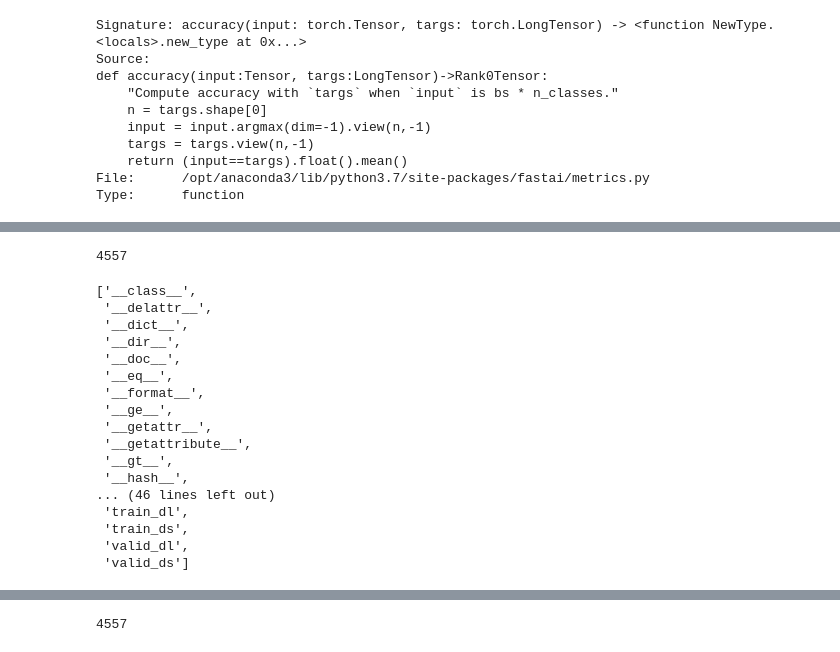
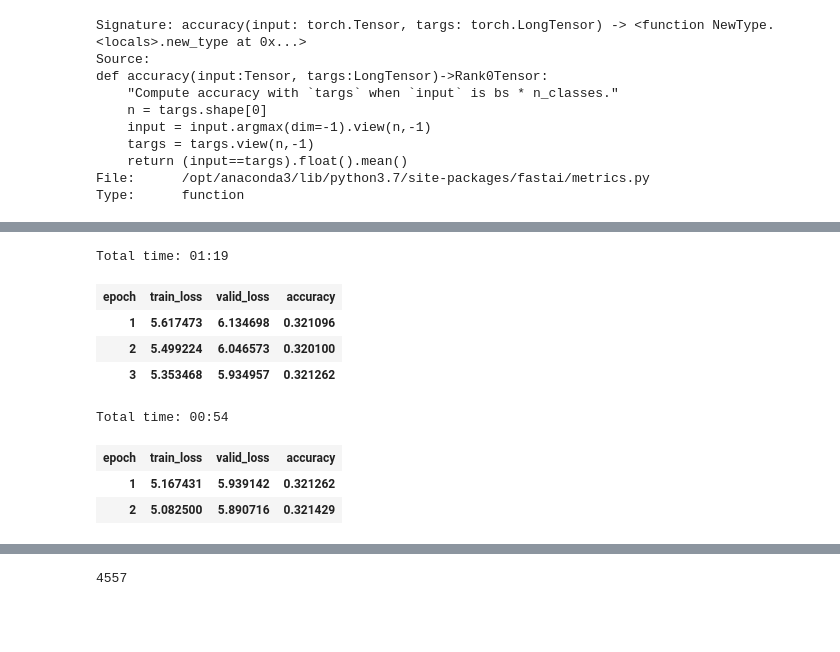
Before and after one commit to jachen36/humpback_kaggle, a Jupyter notebook: first_attempt.ipynb, the cells around one changed output, grey strips where cells are left out. Drawn from its saved outputs; the diff is of its cells as text; code cells hidden in the pictures; blank space fills up the shorter version.

```diff
--- a/first_attempt.ipynb
+++ b/first_attempt.ipynb
@@ -144,5 +175,3 @@ def accuracy(input:Tensor, targs:LongTensor)->Rank0Tensor:
     return (input==targs).float().mean()
 File:      /opt/anaconda3/lib/python3.7/site-packages/fastai/metrics.py
 Type:      function
-# %%
-learn.fit(1)
@@ -157,24 +178,16 @@ TypeError: Traceback (most recent call last):
-# %%
-data.c
-# %% [output]
-4557
-# %%
-dir(data)
-# %% [output]
-['__class__',
- '__delattr__',
- '__dict__',
- '__dir__',
- '__doc__',
- '__eq__',
- '__format__',
- '__ge__',
- '__getattr__',
- '__getattribute__',
- '__gt__',
- '__hash__',
-... (46 lines left out)
- 'train_dl',
- 'train_ds',
- 'valid_dl',
- 'valid_ds']
+# %%
+learn.fit_one_cycle(3, pct_start=0.8)
+# %% [output]
+Total time: 01:19
+| epoch | train_loss | valid_loss | accuracy |
+| 1 | 5.617473 | 6.134698 | 0.321096 |
+| 2 | 5.499224 | 6.046573 | 0.320100 |
+| 3 | 5.353468 | 5.934957 | 0.321262 |
+# %%
+learn.unfreeze()
+learn.fit_one_cycle(2, max_lr=slice(1e-6, 1e-3), pct_start=0.8)
+# %% [output]
+Total time: 00:54
+| epoch | train_loss | valid_loss | accuracy |
+| 1 | 5.167431 | 5.939142 | 0.321262 |
+| 2 | 5.082500 | 5.890716 | 0.321429 |
```
Also changed, not shown: parts of 26 cells of this notebook.
